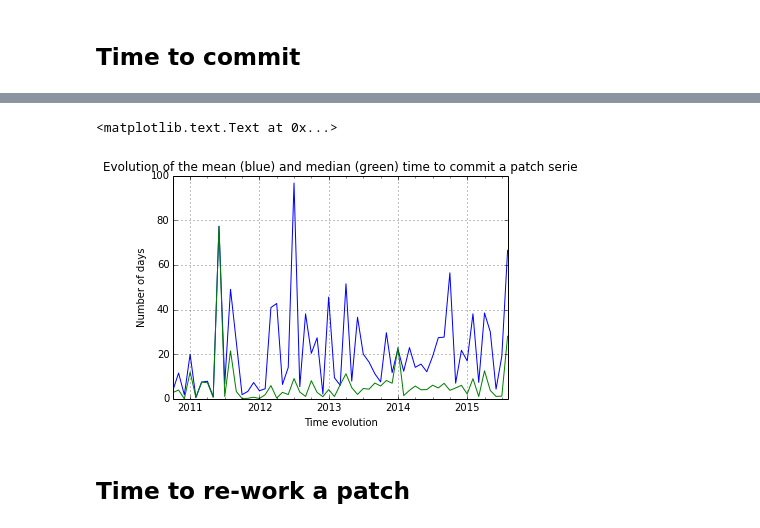
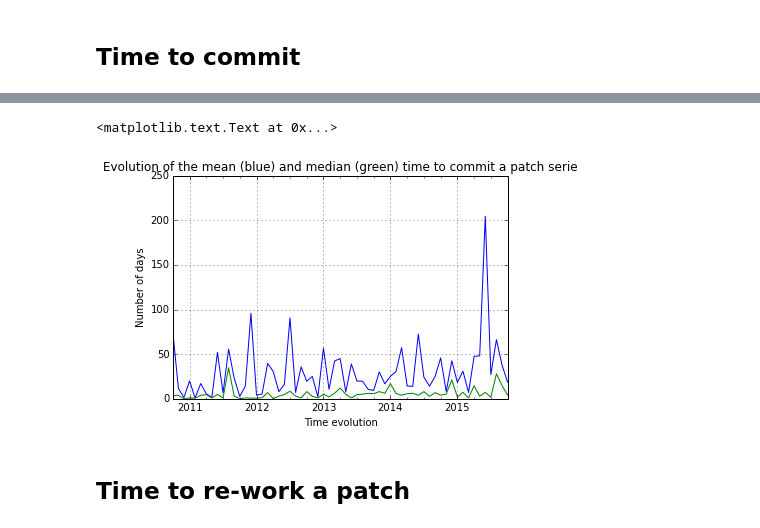
Before and after one commit to dicortazar/ipython-notebooks, a Jupyter notebook: projects/xen-analysis/Code-Review-Metrics.ipynb, the cells around one changed output, grey strips where cells are left out. Saved outputs shown, nothing was run; the diff lists cells and outputs as text; code cells hidden in the pictures.

```diff
--- a/projects/xen-analysis/Code-Review-Metrics.ipynb
+++ b/projects/xen-analysis/Code-Review-Metrics.ipynb
@@ -79,7 +79,7 @@ def connect():
    user = "root"
    password = ""
    host = "localhost"
-   db = "xen_reports_patchsets"
+   db = "xen_reports_patchsets3"
 
    try:
       db = MySQLdb.connect(user = user, passwd = password, db = db)
@@ -339,7 +340,7 @@ query = """ SELECT psv.ps_id as patch_serie,
                   p.commit_id = commits.id AND
                   p.id=c.patch_id
             GROUP BY psv.ps_id
-            HAVING time2commit >= 0"""
+            HAVING time2commit >= 0 and time2commit < 2000*3600*24"""
 time2commit = execute_query(cursor, query)
 # %%
 time2commit_list = list(time2commit)
@@ -367,18 +368,18 @@ boxplot_chart.set_title("Log scale: Dist. time2commit")
 # %%
 mean_time2commit = time2commit_df.set_index("commit_time").resample('M', how={"time2commit_days":np.mean})
 median_time2commit = time2commit_df.set_index("commit_time").resample('M', how={"time2commit_days":np.median})
-dates = pd.date_range('2010-10', '2015-09', freq='M') # data starting in 2010-10 and ending in 2015-08
+dates = pd.date_range('2010-10', '2015-11', freq='M') # data starting in 2010-10 and ending in 2015-08
 time2commitTS = Series(mean_time2commit["time2commit_days"], index=dates)
 time2commit_medianTS = Series(median_time2commit["time2commit_days"], index=dates)
 
 time2commitTS_chart = time2commitTS.plot()
 time2commit_medianTS.plot()
 time2commitTS_chart.set_xlabel("Time evolution")
 time2commitTS_chart.set_ylabel("Number of days")
 time2commitTS_chart.set_title("Evolution of the mean (blue) and median (green) time to commit a patch serie")
 # %% [output]
 <matplotlib.text.Text at 0x...>
-[figure, old version]
+[figure, new version]
 # %% [markdown]
 ## Time to re-work a patch
 # %%
```
Also changed, not shown: parts of 39 cells of this notebook.
